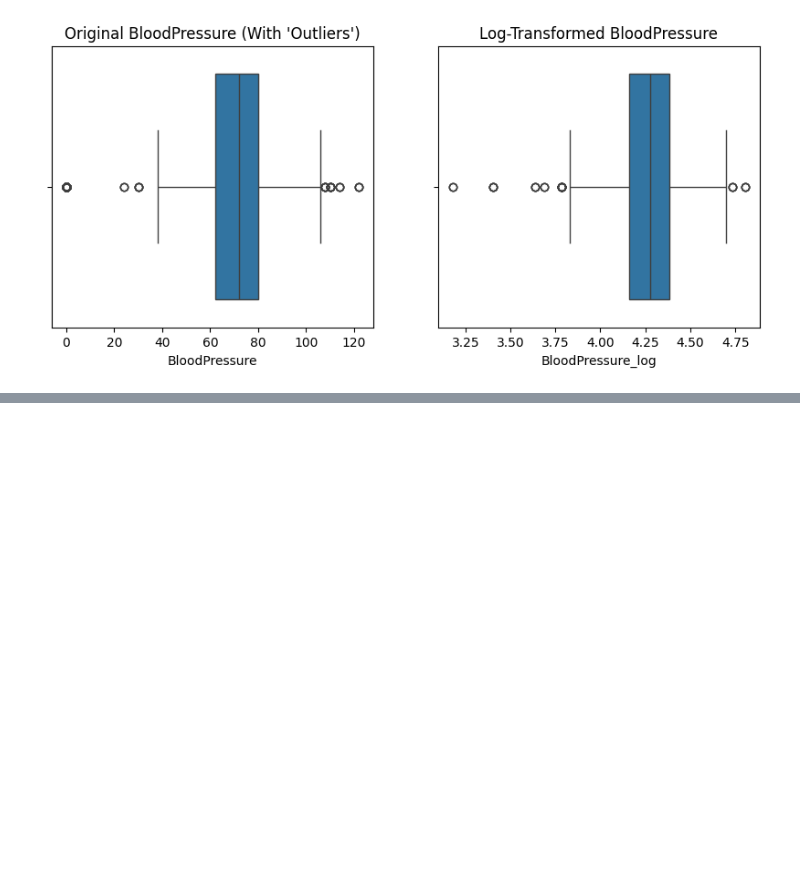
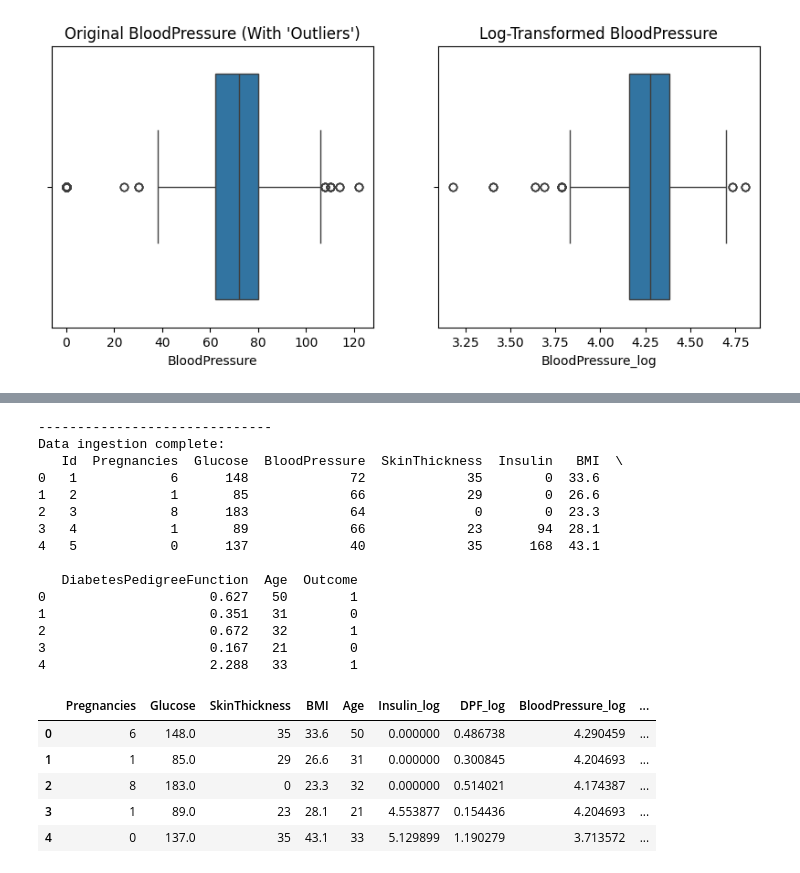
Before and after one commit to sajid-ahmed1/diabetes, a Jupyter notebook: notebooks/eda_cleaning.ipynb, the cells around one changed output, grey strips where cells are left out. Cells and saved outputs as stored; diff of their text form; code cells hidden in the pictures; blank space fills up the shorter version.

```diff
--- a/notebooks/eda_cleaning.ipynb
+++ b/notebooks/eda_cleaning.ipynb
@@ -179,0 +202,52 @@ TODO: Write why log won't happen and what the plan of action would be.
+# %%
+# cleaned dataset
+# reminder of the plan
+# Impute 0's in Glucose (Mean), BMI (Median), BloodPressure (Median)
+# Log Insulin, DiabetesPedigreeFunction, BloodPressure
+# Keep Age untouched
+# Winsorize Pregnancies, SkinThickness, BloodPressure_log, BMI
+# Final DF will be the cleaned one whilst removing the non-logged versions of the logged features
+df = read_data()
+# 1. Impute (Fix the Zeros)
+df['Glucose'] = df['Glucose'].replace(0, df['Glucose'][df['Glucose'] != 0].mean())
+df['BMI'] = df['BMI'].replace(0, df['BMI'][df['BMI'] != 0].median())
+df['BloodPressure'] = df['BloodPressure'].replace(0, df['BloodPressure'][df['BloodPressure'] != 0].median())
+
+# 2. Log Transform
+df['Insulin_log'] = np.log1p(df['Insulin']) # use log1p in case any 0s remain
+df['DPF_log'] = np.log1p(df['DiabetesPedigreeFunction'])
+df['BloodPressure_log'] = np.log1p(df['BloodPressure'])
+
+# 3. Winsorize (using scipy)
+df['Pregnancies'] = winsorize(df['Pregnancies'], limits=[0, 0.01])
+df['SkinThickness'] = winsorize(df['SkinThickness'], limits=[0, 0.01])
+df['BloodPressure_log'] = winsorize(df['BloodPressure_log'], limits=[0, 0.01])
+df['BMI'] = winsorize(df['BMI'], limits=[0, 0.01])
+
+# 4. Final Selection
+final_cols = ['Pregnancies', 'Glucose', 'SkinThickness', 'BMI', 'Age',
+              'Insulin_log', 'DPF_log', 'BloodPressure_log', 'Outcome']
+clean_df = df[final_cols]
+clean_df.head()
+# %% [output]
+------------------------------
+Data ingestion complete:
+   Id  Pregnancies  Glucose  BloodPressure  SkinThickness  Insulin   BMI  \
+0   1            6      148             72             35        0  33.6
+1   2            1       85             66             29        0  26.6
+2   3            8      183             64              0        0  23.3
+3   4            1       89             66             23       94  28.1
+4   5            0      137             40             35      168  43.1
+
+   DiabetesPedigreeFunction  Age  Outcome
+0                     0.627   50        1
+1                     0.351   31        0
+2                     0.672   32        1
+3                     0.167   21        0
+4                     2.288   33        1
+|  | Pregnancies | Glucose | SkinThickness | BMI | Age | Insulin_log | DPF_log | BloodPressure_log | ... |
+| 0 | 6 | 148.0 | 35 | 33.6 | 50 | 0.000000 | 0.486738 | 4.290459 | ... |
+| 1 | 1 | 85.0 | 29 | 26.6 | 31 | 0.000000 | 0.300845 | 4.204693 | ... |
+| 2 | 8 | 183.0 | 0 | 23.3 | 32 | 0.000000 | 0.514021 | 4.174387 | ... |
+| 3 | 1 | 89.0 | 23 | 28.1 | 21 | 4.553877 | 0.154436 | 4.204693 | ... |
+| 4 | 0 | 137.0 | 35 | 43.1 | 33 | 5.129899 | 1.190279 | 3.713572 | ... |
```
Also changed, not shown: parts of 14 cells of this notebook, 6 other files.
